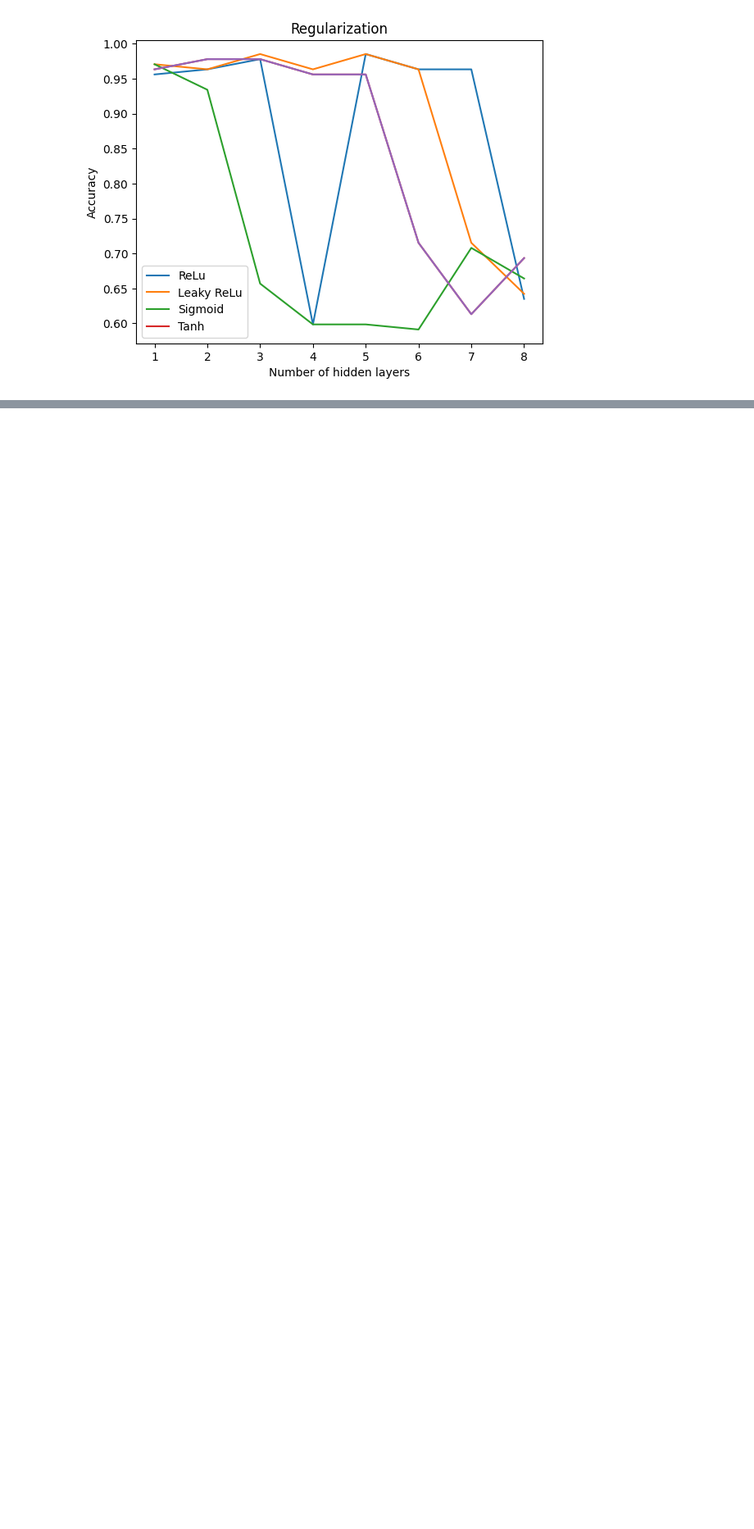
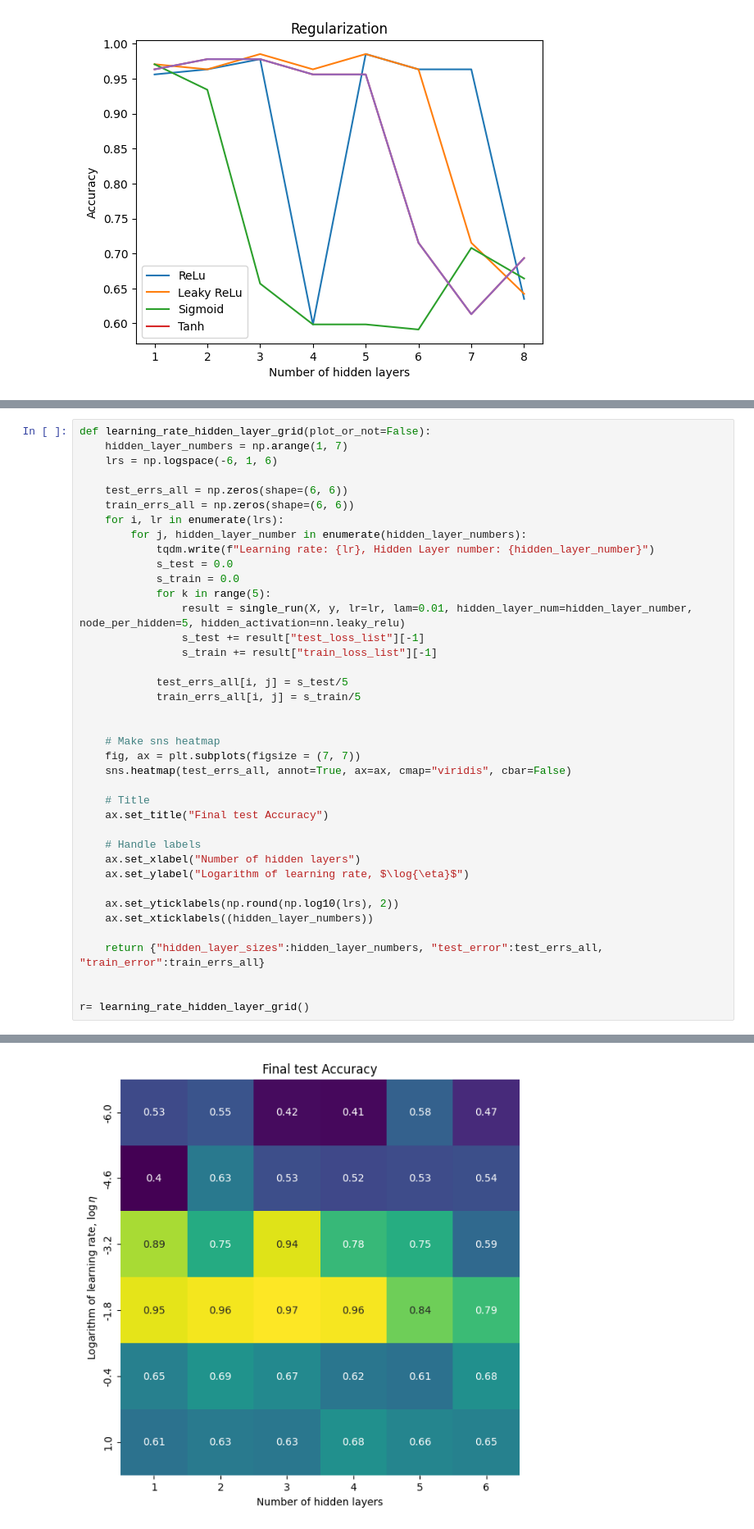
Before and after one commit to Trond01/Project2_FYS-STK4155, a Jupyter notebook: Runs/classification_experiment_d.ipynb, the cells around one changed output, grey strips where cells are left out. Shown: that part at 82% size. Drawn from its saved outputs; the diff is of its cells as text; blank space fills up the shorter version.

```diff
--- a/Runs/classification_experiment_d.ipynb
+++ b/Runs/classification_experiment_d.ipynb
@@ -451,0 +560,40 @@ Hidden Layer number: 8
+# %%
+def learning_rate_hidden_layer_grid(plot_or_not=False):
+    hidden_layer_numbers = np.arange(1, 7)
+    lrs = np.logspace(-6, 1, 6)
+
+    test_errs_all = np.zeros(shape=(6, 6))
+    train_errs_all = np.zeros(shape=(6, 6))
+    for i, lr in enumerate(lrs):
+        for j, hidden_layer_number in enumerate(hidden_layer_numbers):
+            tqdm.write(f"Learning rate: {lr}, Hidden Layer number: {hidden_layer_number}")
+            s_test = 0.0
+            s_train = 0.0
+            for k in range(5):
+                result = single_run(X, y, lr=lr, lam=0.01, hidden_layer_num=hidden_layer_number, node_per_hidden=5, hidden_activation=nn.leaky_relu)
+                s_test += result["test_loss_list"][-1]
+                s_train += result["train_loss_list"][-1]
+
+            test_errs_all[i, j] = s_test/5
+            train_errs_all[i, j] = s_train/5
+
+
+    # Make sns heatmap
+    fig, ax = plt.subplots(figsize = (7, 7))
+    sns.heatmap(test_errs_all, annot=True, ax=ax, cmap="viridis", cbar=False)
+
+    # Title
+    ax.set_title("Final test Accuracy")
+
+    # Handle labels
+    ax.set_xlabel("Number of hidden layers")
+    ax.set_ylabel("Logarithm of learning rate, $\log{\eta}$")
+
+    ax.set_yticklabels(np.round(np.log10(lrs), 2))
+    ax.set_xticklabels((hidden_layer_numbers))
+
+    return {"hidden_layer_sizes":hidden_layer_numbers, "test_error":test_errs_all, "train_error":train_errs_all}
+
+
+r= learning_rate_hidden_layer_grid()
+# %% [output]
@@ -451,0 +617 @@ Hidden Layer number: 8
+[figure, added]
```
Also changed, not shown: parts of 10 cells of this notebook, 3 other files.
